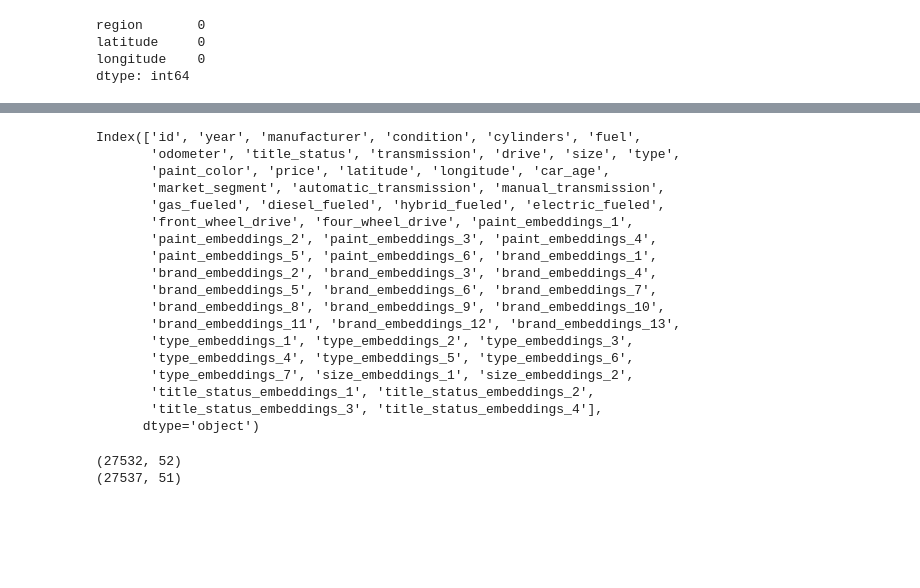
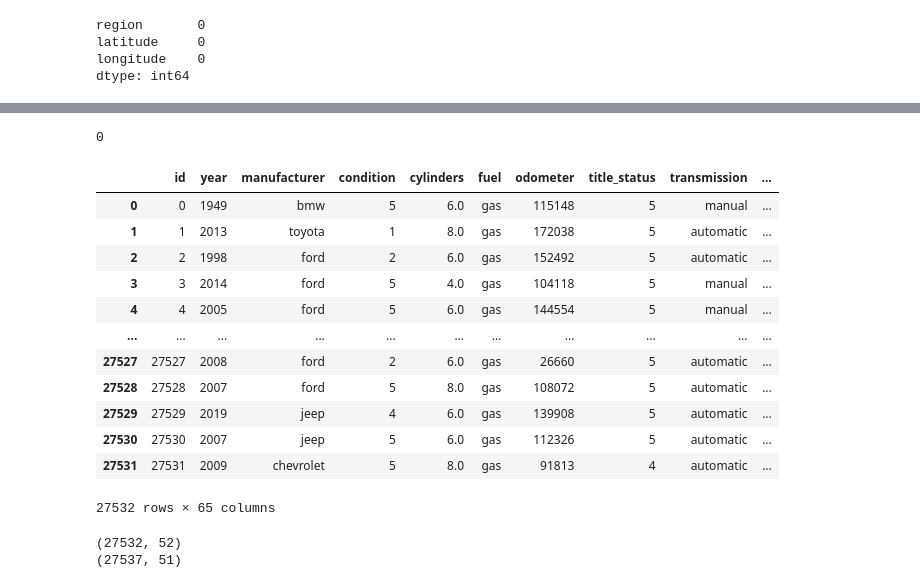
Before and after one commit to tushar-mahalya/Signate-Career-Up-2023, a Jupyter notebook: signate_careerUp_2023.ipynb, the cells around one changed output, grey strips where cells are left out. Cells and saved outputs as stored; diff of their text form; code cells hidden in the pictures; blank space fills up the shorter version.

```diff
--- a/signate_careerUp_2023.ipynb
+++ b/signate_careerUp_2023.ipynb
@@ -245,3 +284,5 @@ train_prep = pd.concat([train_prep, status_embeddings], axis =1)
+# %%
+train_prep['odometer_log'] = np.log1p(train_prep['odometer'])
 # %%
 train_prep
 # %% [output]
@@ -272,25 +312,31 @@ missing        124
 Name: count, dtype: int64
-# %%
-train_prep.to_csv('prep_2.csv')
-# %% [output]
-Index(['id', 'year', 'manufacturer', 'condition', 'cylinders', 'fuel',
-       'odometer', 'title_status', 'transmission', 'drive', 'size', 'type',
-       'paint_color', 'price', 'latitude', 'longitude', 'car_age',
-       'market_segment', 'automatic_transmission', 'manual_transmission',
-       'gas_fueled', 'diesel_fueled', 'hybrid_fueled', 'electric_fueled',
-       'front_wheel_drive', 'four_wheel_drive', 'paint_embeddings_1',
-       'paint_embeddings_2', 'paint_embeddings_3', 'paint_embeddings_4',
-       'paint_embeddings_5', 'paint_embeddings_6', 'brand_embeddings_1',
-       'brand_embeddings_2', 'brand_embeddings_3', 'brand_embeddings_4',
-       'brand_embeddings_5', 'brand_embeddings_6', 'brand_embeddings_7',
-       'brand_embeddings_8', 'brand_embeddings_9', 'brand_embeddings_10',
-       'brand_embeddings_11', 'brand_embeddings_12', 'brand_embeddings_13',
-       'type_embeddings_1', 'type_embeddings_2', 'type_embeddings_3',
-       'type_embeddings_4', 'type_embeddings_5', 'type_embeddings_6',
-       'type_embeddings_7', 'size_embeddings_1', 'size_embeddings_2',
-       'title_status_embeddings_1', 'title_status_embeddings_2',
-       'title_status_embeddings_3', 'title_status_embeddings_4'],
-      dtype='object')
+# %%
+train_prep['title_status'] = train['title_status']
+# %%
+train_prep['title_status'].fillna('clean', inplace = True)
+# %%
+status_mapping = {'clean': 5, 'rebuilt': 4, 'parts only' : 3, 'salvage':2, 'lien': 1, 'missing':0}
+train_prep['title_status'] = train_prep['title_status'].map(status_mapping)
+# %%
+train_prep['title_status'].isnull().sum()
+# %% [output]
+0
+# %%
+train_prep
+# %% [output]
+|  | id | year | manufacturer | condition | cylinders | fuel | odometer | title_status | transmission | ... |
+| 0 | 0 | 1949 | bmw | 5 | 6.0 | gas | 115148 | 5 | manual | ... |
+| 1 | 1 | 2013 | toyota | 1 | 8.0 | gas | 172038 | 5 | automatic | ... |
+| 2 | 2 | 1998 | ford | 2 | 6.0 | gas | 152492 | 5 | automatic | ... |
+| 3 | 3 | 2014 | ford | 5 | 4.0 | gas | 104118 | 5 | manual | ... |
+| 4 | 4 | 2005 | ford | 5 | 6.0 | gas | 144554 | 5 | manual | ... |
+| ... | ... | ... | ... | ... | ... | ... | ... | ... | ... | ... |
+| 27527 | 27527 | 2008 | ford | 2 | 6.0 | gas | 26660 | 5 | automatic | ... |
+| 27528 | 27528 | 2007 | ford | 5 | 8.0 | gas | 108072 | 5 | automatic | ... |
+| 27529 | 27529 | 2019 | jeep | 4 | 6.0 | gas | 139908 | 5 | automatic | ... |
+| 27530 | 27530 | 2007 | jeep | 5 | 6.0 | gas | 112326 | 5 | automatic | ... |
+| 27531 | 27531 | 2009 | chevrolet | 5 | 8.0 | gas | 91813 | 4 | automatic | ... |
+27532 rows × 65 columns
 # %%
 
 
```
Also changed, not shown: parts of 19 cells of this notebook, 3 other files.
